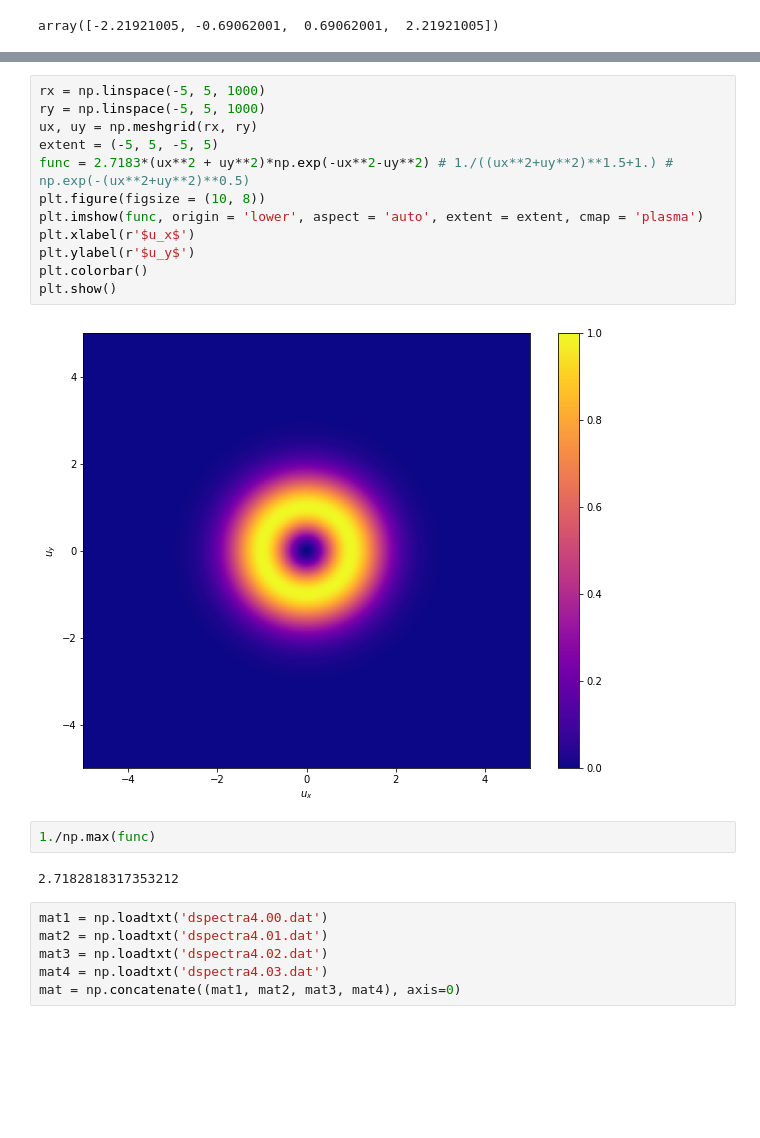
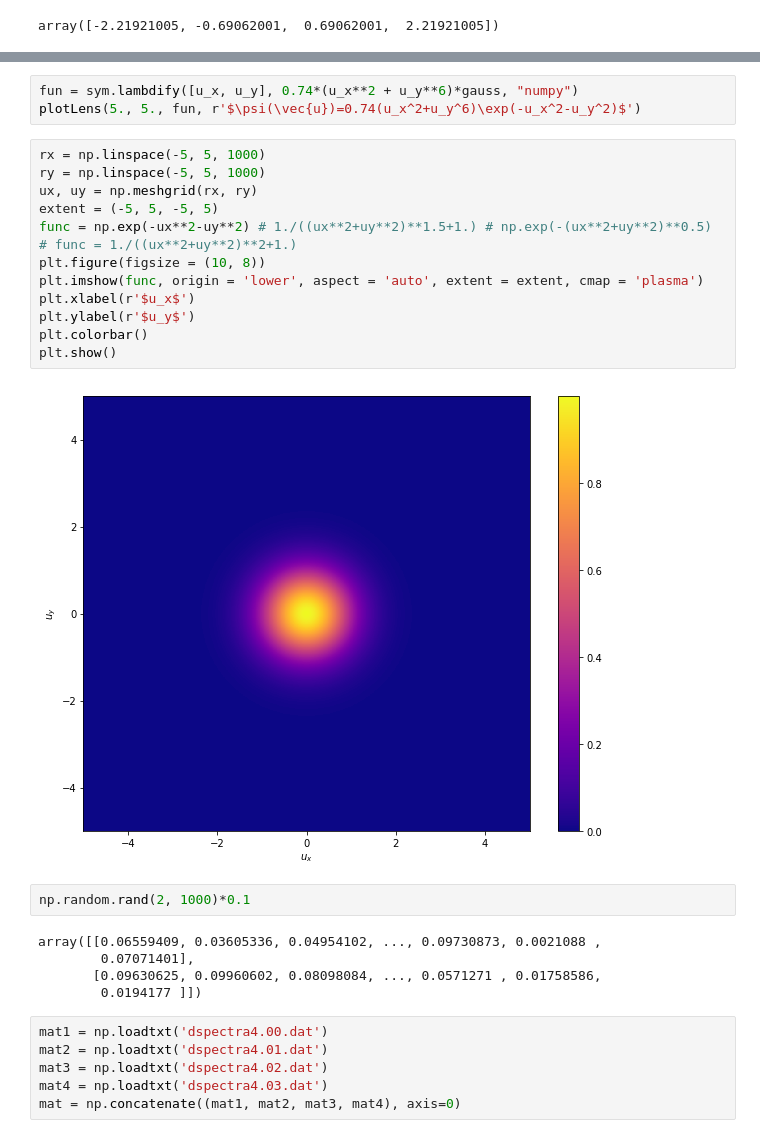
Before and after one commit to ggrillo93/plasma-lensing, a Jupyter notebook: Experimentation.ipynb, the cells around one changed output, grey strips where cells are left out. Cells and saved outputs as stored; diff of their text form; blank space fills up the shorter version.

```diff
--- a/Experimentation.ipynb
+++ b/Experimentation.ipynb
@@ -52,21 +138,28 @@ array([-2.21921005, -0.69062001,  0.69062001,  2.21921005])
+# %%
+fun = sym.lambdify([u_x, u_y], 0.74*(u_x**2 + u_y**6)*gauss, "numpy")
+plotLens(5., 5., fun, r'$\psi(\vec{u})=0.74(u_x^2+u_y^6)\exp(-u_x^2-u_y^2)$')
 # %%
 rx = np.linspace(-5, 5, 1000)
 ry = np.linspace(-5, 5, 1000)
 ux, uy = np.meshgrid(rx, ry)
 extent = (-5, 5, -5, 5)
-func = 2.7183*(ux**2 + uy**2)*np.exp(-ux**2-uy**2) # 1./((ux**2+uy**2)**1.5+1.) # np.exp(-(ux**2+uy**2)**0.5)
+func = np.exp(-ux**2-uy**2) # 1./((ux**2+uy**2)**1.5+1.) # np.exp(-(ux**2+uy**2)**0.5)
+# func = 1./((ux**2+uy**2)**2+1.)
 plt.figure(figsize = (10, 8))
 plt.imshow(func, origin = 'lower', aspect = 'auto', extent = extent, cmap = 'plasma')
 plt.xlabel(r'$u_x$')
 plt.ylabel(r'$u_y$')
 plt.colorbar()
 plt.show()
 # %% [output]
-[figure, old version]
+[figure, new version]
-# %%
-1./np.max(func)
-# %% [output]
-2.7182818317353212
+# %%
+np.random.rand(2, 1000)*0.1
+# %% [output]
+array([[0.06559409, 0.03605336, 0.04954102, ..., 0.09730873, 0.0021088 ,
+        0.07071401],
+       [0.09630625, 0.09960602, 0.08098084, ..., 0.0571271 , 0.01758586,
+        0.0194177 ]])
 # %%
 mat1 = np.loadtxt('dspectra4.00.dat')
 mat2 = np.loadtxt('dspectra4.01.dat')
```
Also changed, not shown: parts of 23 cells of this notebook, 15 other files.
